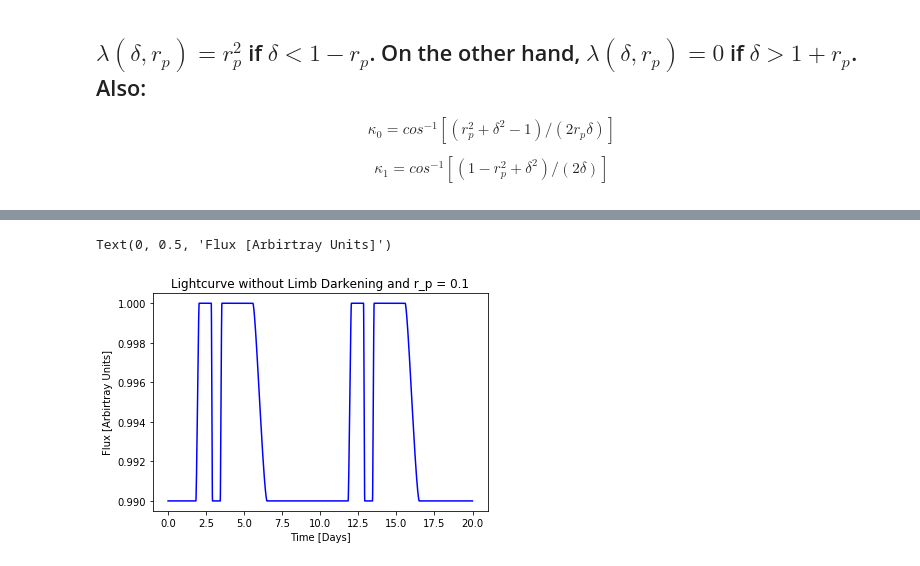
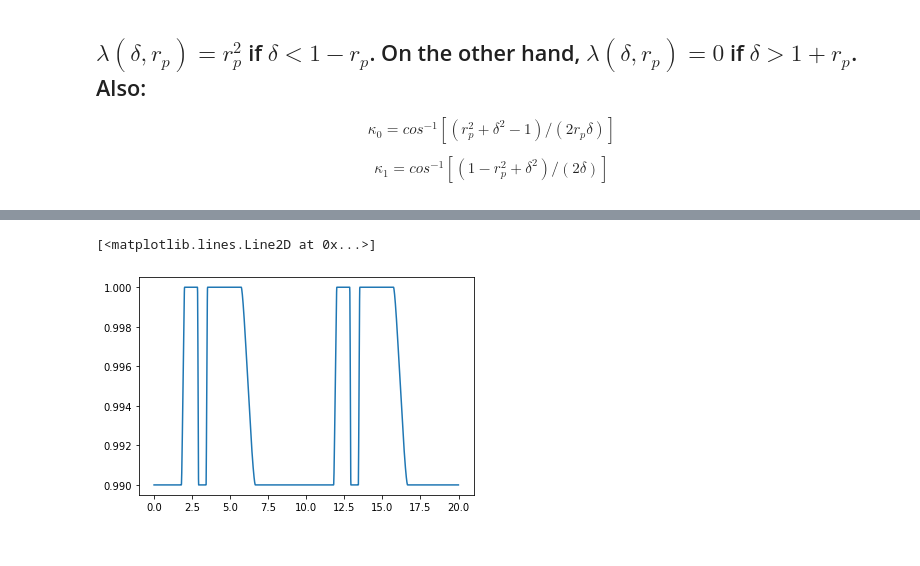
Before and after one commit to Fernando-Canales/Code-for-Exoplanets, a Jupyter notebook: RV and Transit.ipynb, the cells around one changed output, grey strips where cells are left out. Drawn from its saved outputs; the diff is of its cells as text; code cells hidden in the pictures.

```diff
--- a/RV and Transit.ipynb
+++ b/RV and Transit.ipynb
@@ -239,20 +239,19 @@ $$ \kappa_{0} = cos^{-1}[(r_{p}^{2} + \delta^{2} -1)/(2r_{p}\delta)] $$
 
 $$ \kappa_{1} = cos^{-1}[(1-r_{p}^{2} + \delta^{2})/(2\delta)]$$
 # %%
-#In the first place, I will define the projected distance vector with the following function
+#Now it's time for making the Transit part of the equation. First let's make the following function
+#for the delta function.
 def projected(t, par):
-    delta  = [None]*len(t)
-    a      = par[0]
+    delta = [None]*len(t)
+    a = par[0]
     R_star = par[1]
-    e      = par[2]
-    w      = par[3]
-    i      = par[4]
-    delta  = (a*(1-e**2)*np.sqrt(1 - (np.sin(i)**2)*np.sin(f + w)**2))/(R_star*(1+e*np.cos(f)))
+    e = par[2]
+    w = par[3]
+    i = par[4]
+    delta = (a*(1-e**2)*np.sqrt(1 - (np.sin(i)**2)*np.sin(f + w)**2))/(R_star*(1 + e*np.cos(f)))
     return delta
 
-#Now I have to define the lambda function. But in order to do that, I have to define first the coefficients
-#k_o and k_1
-
+#Now I define the arccosine terms for lambda
 def kappa_zero(delta, r_p):
     k_z = np.arccos((r_p**2 + delta**2 - 1)/(2*r_p*delta))
     return k_z
@@ -261,76 +260,48 @@ def kappa_one(delta, r_p):
     k_o = np.arccos((1 - r_p**2 + delta**2)/(2*delta))
     return k_o
 
-#Now I can define the lambda function
+#Now I define Lambda
 def Calc_lambda(delta, r_p):
     l = [None]*len(delta)
     for i in range(0, len(delta)):
         if delta[i] > 1 + r_p:
             l[i] = 0
-        elif delta[i] > 1 - r_p and delta[i] < 1 + r_p:
+        elif 1 - r_p < delta[i] < 1 + r_p:
             k_loc_z = kappa_zero(delta[i], r_p)
             k_loc_o = kappa_one(delta[i], r_p)
-            l[i] = (1/np.pi)*((r_p**2)*k_loc_z + k_loc_o - np.sqrt((4*delta[i]**2 - (1. + delta[i]**2 - r_p**2)**2)/4))
+            l[i] = (1/np.pi)*((r_p**2)*k_loc_z + k_loc_o - np.sqrt((4*delta[i]**2 - (1 + delta[i]**2 - r_p**2)**2)/4))
         else:
             l[i] = r_p**2
     return l
 
+#Now I convert l to a numpy array, Lambda
 Lambda = np.array(l)
 
-
-#Now I define the normalized flux
+#Now I write the Normalized-Flux function
 def Flux(Lambda):
     F = [None]*len(Lambda)
     F = 1. - Lambda
     return F
 
-
-#NOW I GIVE SOME VALUES TO THE PARAMETERS FOR THE FIRST PLOT
-#Semi-major axis
-a = 1.45e8 #meters
+#Now I will give some values to the astronomycal parameters
+#Semimajor axis
+a = 1.5e8    #meters
 #Stellar radius
 R_star = 1e8 #meters
 #Eccentricity
 e = 0
 #Stellar argument of periastron
 w = 20 #radians
-#Inclination
+#planet's orbit inclination
 i = 30 #radians
-#Ratio of radius
+#planet-to-star radius rate
 r_p = 0.1
-#Now I call the functions
+
+#Now I call the already written functions
 delta = projected(t, [a, R_star, e, w, i])
 l = Calc_lambda(delta, r_p)
 F = Flux(Lambda)
+print(F)
 
-
-#NOW I GIVE ANOTHER VALUE OF r_p IN ORDER TO MAKE ANOTHER PLOT
-r_p_1 = 0.05
-l_1 = Calc_lambda(delta, r_p_1)
-Lambda_1 = np.array(l_1)
-F_1 = Flux(Lambda_1)
-
-#NOW I GIVE ANOTHER VALUE OF r_p IN ORDER TO MAKE ANOTHER PLOT
-r_p_2 = 0.01
-l_2 = Calc_lambda(delta, r_p_2)
-Lambda_2 = np.array(l_2)
-F_2 = Flux(Lambda_2)
-
-#NOW I PLOT
-#plt.plot(delta, F_2, 'b', label = 'λ(δ, 0.01)')
-#plt.plot(delta, F_1, 'g', label = 'λ(δ, 0.05)')
-#plt.plot(delta, F, 'r', label = 'λ(δ, 0.1)')
-#plt.xlim(0.6,1.6)
-#plt.title('Synthetic Lightcurve.')
-#plt.xlabel('δ')
-#plt.ylabel('Normalized Flux [Arbitray Units]')
-#plt.legend()
-#Now I plot the light curve
-
-print(F[1])
-print(t[1])
-plt.plot(t, F, 'b')
-plt.title('Lightcurve without Limb Darkening and r_p = 0.1')
-plt.xlabel('Time [Days]')
-plt.ylabel('Flux [Arbirtray Units]')
+plt.plot(t,F)
 # %% [output]
@@ -339,2 +309,2 @@ plt.ylabel('Flux [Arbirtray Units]')
-Text(0, 0.5, 'Flux [Arbirtray Units]')
+[<matplotlib.lines.Line2D at 0x...>]
-[figure, old version]
+[figure, new version]
```
Also changed, not shown: parts of 1 cell of this notebook.
